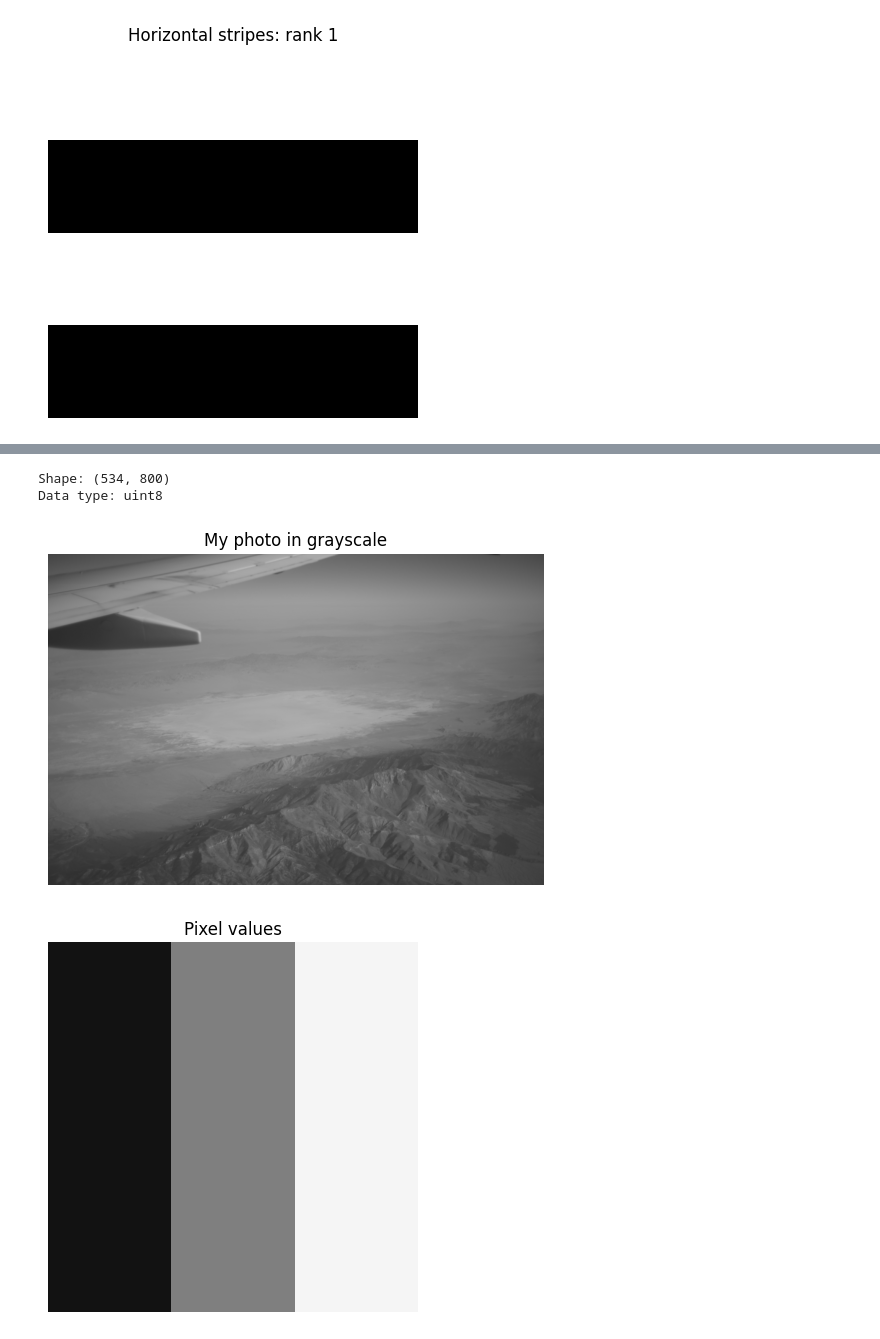
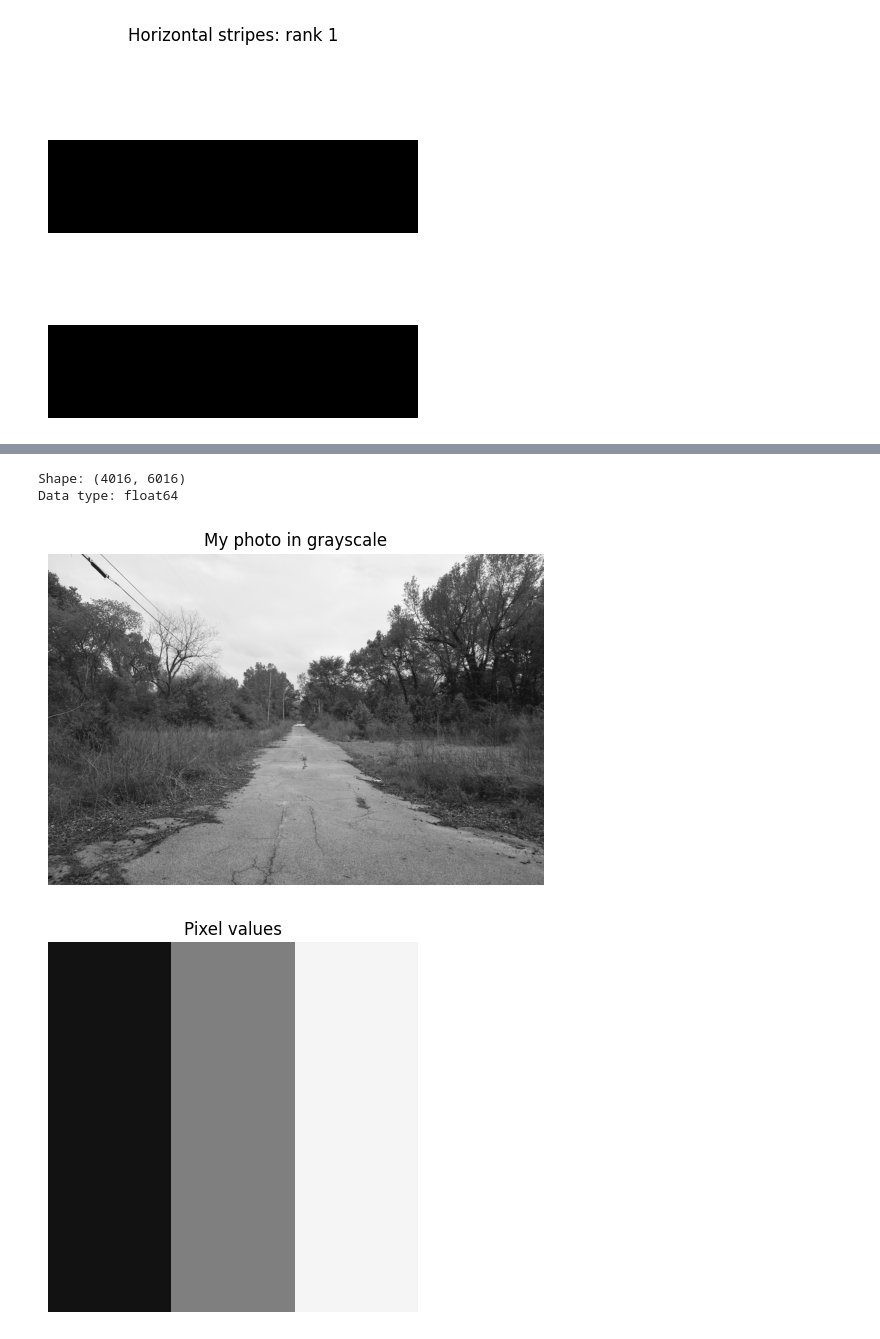
Before and after one commit to TZBDragon/LinAlg344TZB, a Jupyter notebook: notebooks/01_image_as_matrix_ipynb_.ipynb, the cells around one changed output, grey strips where cells are left out. Saved outputs shown, nothing was run; the diff lists cells and outputs as text; code cells hidden in the pictures.

```diff
--- a/notebooks/01_image_as_matrix_ipynb_.ipynb
+++ b/notebooks/01_image_as_matrix_ipynb_.ipynb
@@ -117,21 +125,18 @@ Saving TZB_9836.JPG to TZB_9836.JPG
 # %%
-name = list(uploaded)[0]
-img = Image.open(name).convert("L")
-img.thumbnail((800, 800))
-P = np.array(img)
+P = np.array(Image.open(f"{REPO}/data/TZB_7471.JPG").convert('L')).astype(float)
 print("Shape:", P.shape)
 print("Data type:", P.dtype)
 plt.imshow(P, cmap="gray", vmin=0, vmax=255)
 plt.title("My photo in grayscale")
 plt.axis("off")
 
 5
 
 plt.show()
 # %% [output]
-Shape: (534, 800)
-Data type: uint8
+Shape: (4016, 6016)
+Data type: float64
-[figure, old version]
+[figure, new version]
 # %%
 pixelValues = np.array([[18, 127, 245],
                        [18, 127, 245],
```
Also changed, not shown: parts of 10 cells of this notebook.
